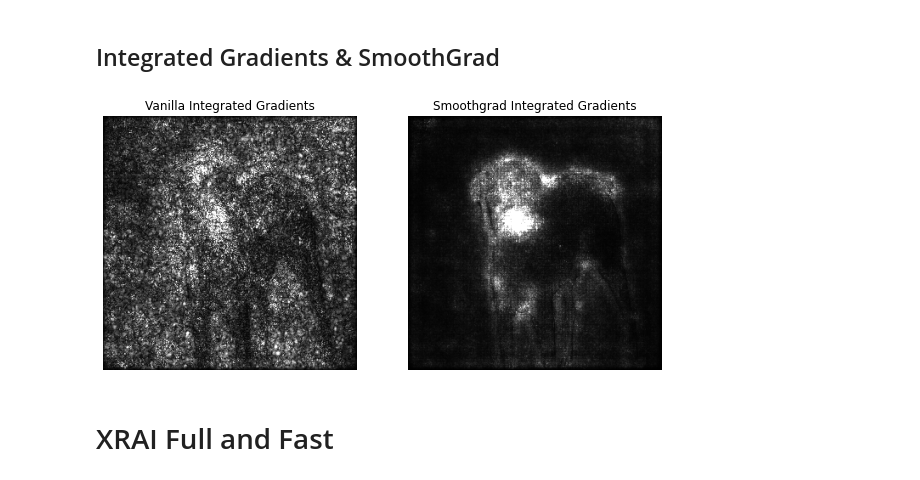
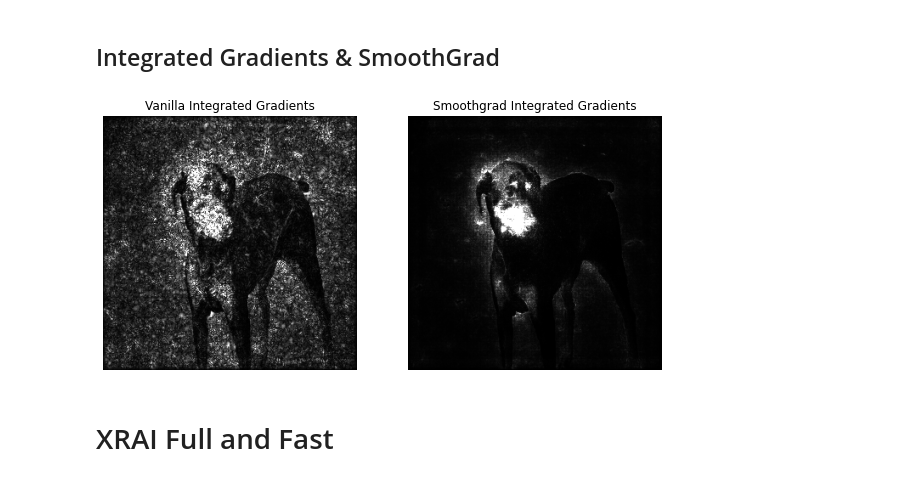
Before and after one commit to PAIR-code/saliency, a Jupyter notebook: Examples_tf1.ipynb, the cells around one changed output. Cells and saved outputs as stored; diff of their text form; code cells hidden in the pictures.

```diff
--- a/Examples_tf1.ipynb
+++ b/Examples_tf1.ipynb
@@ -175,33 +180,32 @@ INFO:tensorflow:Restoring parameters from /tmp/guided_backprop_ckpt
 # %%
 # Construct the saliency object. This doesn't yet compute the saliency mask, it just sets up the necessary ops.
 integrated_gradients = saliency.IntegratedGradients(graph, sess, y, images)
 
 # Baseline is a black image.
 baseline = np.zeros(im.shape)
-baseline.fill(-1)
 
 # Compute the vanilla mask and the smoothed mask.
 vanilla_integrated_gradients_mask_3d = integrated_gradients.GetMask(
   im, feed_dict = {neuron_selector: prediction_class}, x_steps=25, x_baseline=baseline, batch_size=20)
 # Smoothed mask for integrated gradients will take a while since we are doing nsamples * nsamples computations.
 smoothgrad_integrated_gradients_mask_3d = integrated_gradients.GetSmoothedMask(
   im, feed_dict = {neuron_selector: prediction_class}, x_steps=25, x_baseline=baseline, batch_size=20)
 
 # Call the visualization methods to convert the 3D tensors to 2D grayscale.
 vanilla_mask_grayscale = saliency.VisualizeImageGrayscale(vanilla_integrated_gradients_mask_3d)
 smoothgrad_mask_grayscale = saliency.VisualizeImageGrayscale(smoothgrad_integrated_gradients_mask_3d)
 
 # Set up matplot lib figures.
 ROWS = 1
 COLS = 2
 UPSCALE_FACTOR = 10
 P.figure(figsize=(ROWS * UPSCALE_FACTOR, COLS * UPSCALE_FACTOR))
 
 # Render the saliency masks.
 ShowGrayscaleImage(vanilla_mask_grayscale, title='Vanilla Integrated Gradients', ax=P.subplot(ROWS, COLS, 1))
 ShowGrayscaleImage(smoothgrad_mask_grayscale, title='Smoothgrad Integrated Gradients', ax=P.subplot(ROWS, COLS, 2))
 # %% [output]
-[figure, old version]
+[figure, new version]
 # %% [markdown]
 # XRAI Full and Fast
 # %%
```
Also changed, not shown: parts of 13 cells of this notebook, 6 other files.
